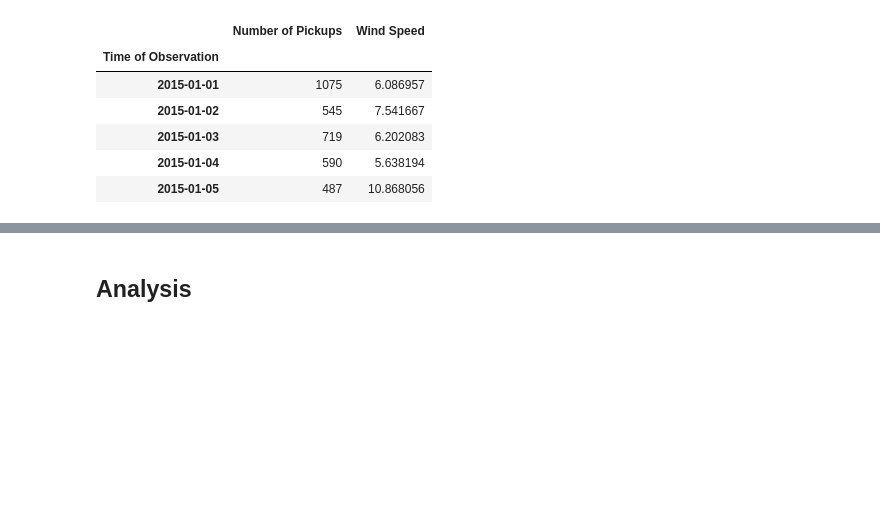
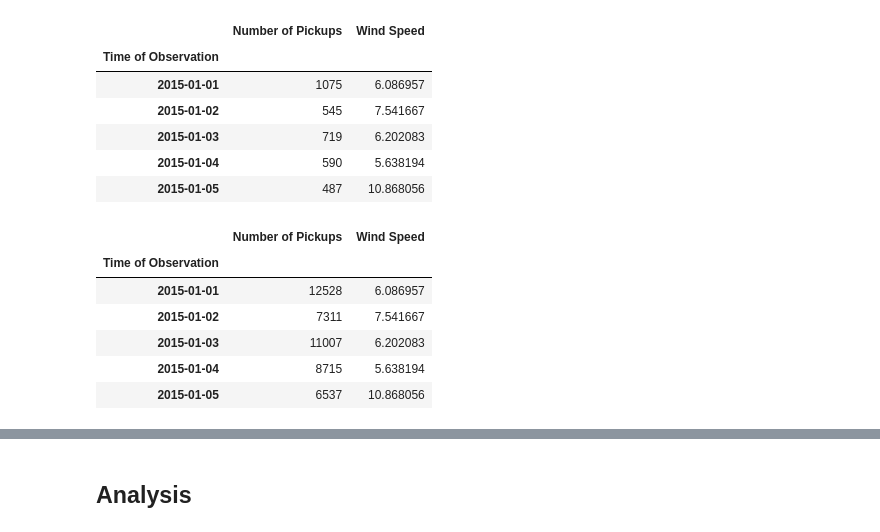
Before and after one commit to caleb-g23/Uber_Pickups_Project, a Jupyter notebook: Main/wind_speed_data.ipynb, the cells around one changed output, grey strips where cells are left out. Saved outputs shown, nothing was run; the diff lists cells and outputs as text; code cells hidden in the pictures; blank space fills up the shorter version.

```diff
--- a/Main/wind_speed_data.ipynb
+++ b/Main/wind_speed_data.ipynb
@@ -79,3 +108,17 @@ bronx_df.head()
 | 2015-01-03 | 719 | 6.202083 |
 | 2015-01-04 | 590 | 5.638194 |
 | 2015-01-05 | 487 | 10.868056 |
+# %%
+#Brooklyn DataFrame per Day
+
+brooklyn_df=wind_df.loc[(wind_df["Borough"]=="Brooklyn"),:]
+brooklyn_df=brooklyn_df.groupby("Time of Observation").agg({"Number of Pickups": "sum", "Wind Speed": "mean"}).reindex()
+brooklyn_df.head()
+# %% [output]
+|  | Number of Pickups | Wind Speed |
+| Time of Observation |  |  |
+| 2015-01-01 | 12528 | 6.086957 |
+| 2015-01-02 | 7311 | 7.541667 |
+| 2015-01-03 | 11007 | 6.202083 |
+| 2015-01-04 | 8715 | 5.638194 |
+| 2015-01-05 | 6537 | 10.868056 |
```
Also changed, not shown: parts of 14 cells of this notebook, 1 other file.
